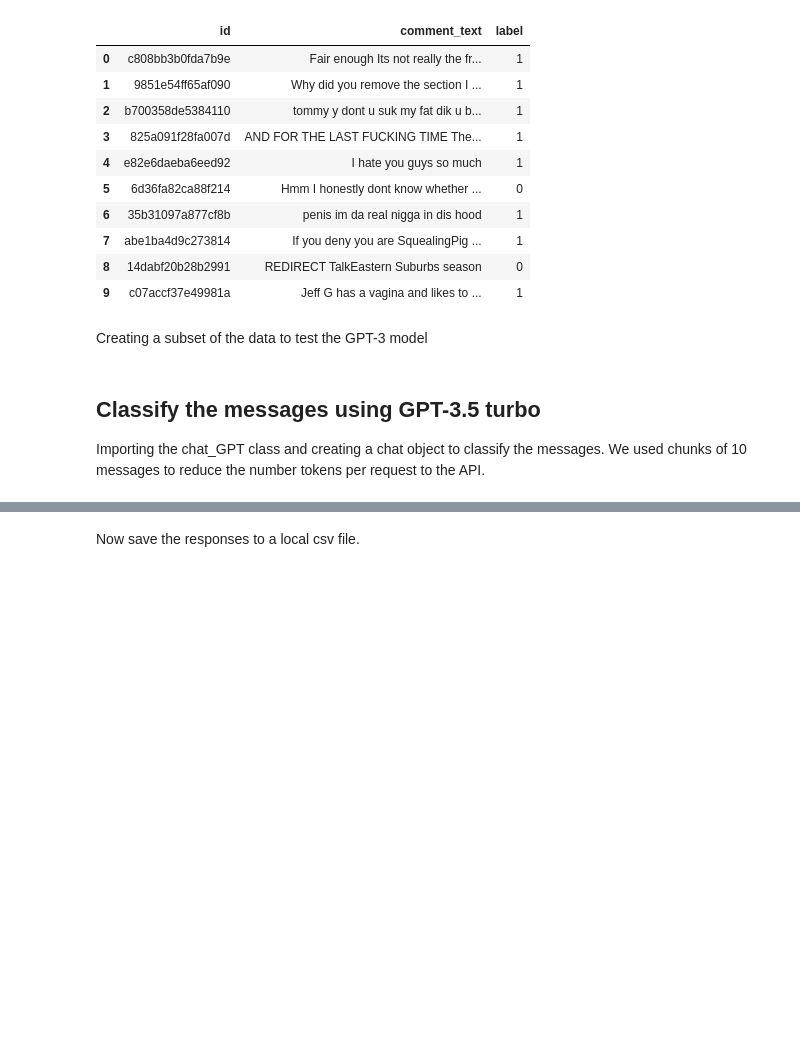
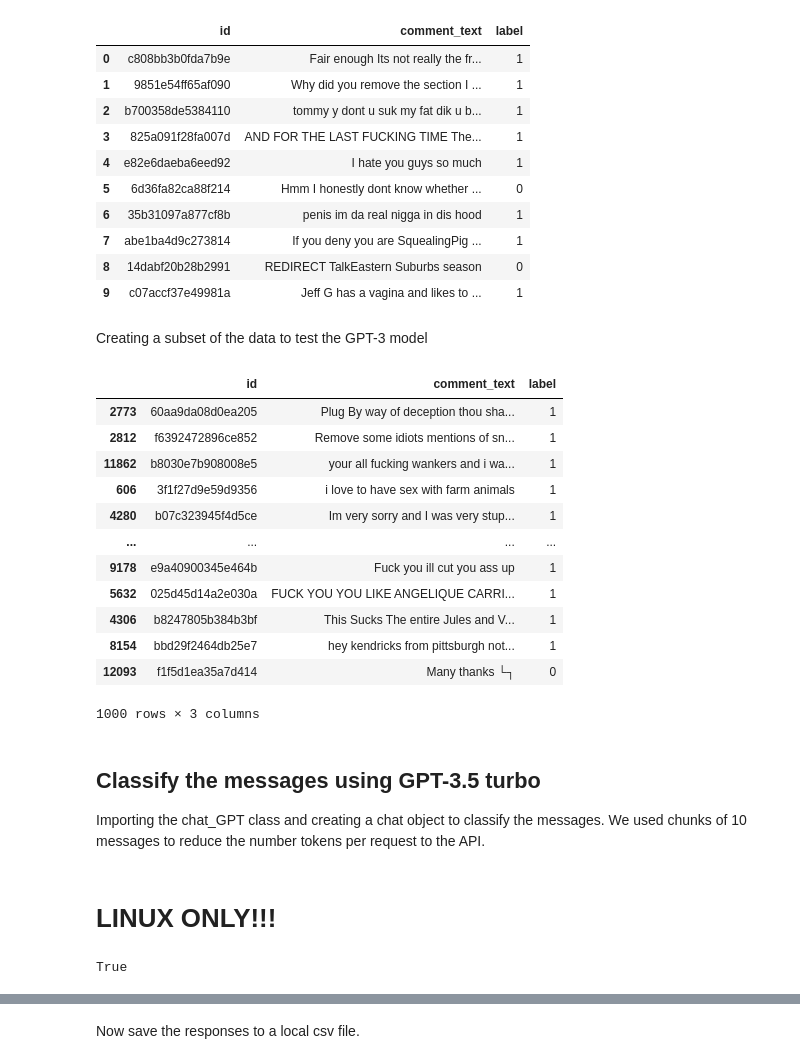
Before and after one commit to slinusc/BERT_vs_GPT_hate_speech_detection, a Jupyter notebook: hate_speech_detection_pipeline/GPT_classification.ipynb, the cells around one changed output, grey strips where cells are left out. Saved outputs shown, nothing was run; the diff lists cells and outputs as text; code cells hidden in the pictures; blank space fills up the shorter version.

```diff
--- a/hate_speech_detection_pipeline/GPT_classification.ipynb
+++ b/hate_speech_detection_pipeline/GPT_classification.ipynb
@@ -23,10 +70,37 @@ data.head(10)
 Creating a subset of the data to test the GPT-3 model
 # %%
 messages = data['comment_text'][0:1000].to_list()
+# %%
+data.head(1001)
+# %% [output]
+|  | id | comment_text | label |
+| 2773 | 60aa9da08d0ea205 | Plug By way of deception thou sha... | 1 |
+| 2812 | f6392472896ce852 | Remove some idiots mentions of sn... | 1 |
+| 11862 | b8030e7b908008e5 | your all fucking wankers and i wa... | 1 |
+| 606 | 3f1f27d9e59d9356 | i love to have sex with farm animals | 1 |
+| 4280 | b07c323945f4d5ce | Im very sorry and I was very stup... | 1 |
+| ... | ... | ... | ... |
+| 9178 | e9a40900345e464b | Fuck you ill cut you ass up | 1 |
+| 5632 | 025d45d14a2e030a | FUCK YOU YOU LIKE ANGELIQUE CARRI... | 1 |
+| 4306 | b8247805b384b3bf | This Sucks The entire Jules and V... | 1 |
+| 8154 | bbd29f2464db25e7 | hey kendricks from pittsburgh not... | 1 |
+| 12093 | f1f5d1ea35a7d414 | Many thanks └┐ | 0 |
+1000 rows × 3 columns
 # %% [markdown]
 ## Classify the messages using GPT-3.5 turbo
 
 Importing the chat_GPT class and creating a chat object to classify the messages. We used chunks of 10 messages to reduce the number tokens per request to the API.
+# %% [markdown]
+# LINUX ONLY!!!
+# %%
+#linux doesent allow access to enviroment variable without explicitly loading it ()
+from dotenv import load_dotenv
+import os
+
+# Load environment variables from .env file
+load_dotenv()
+# %% [output]
+True
 # %%
 responses = []
 chat = Chat()
```
Also changed, not shown: parts of 10 cells of this notebook.
